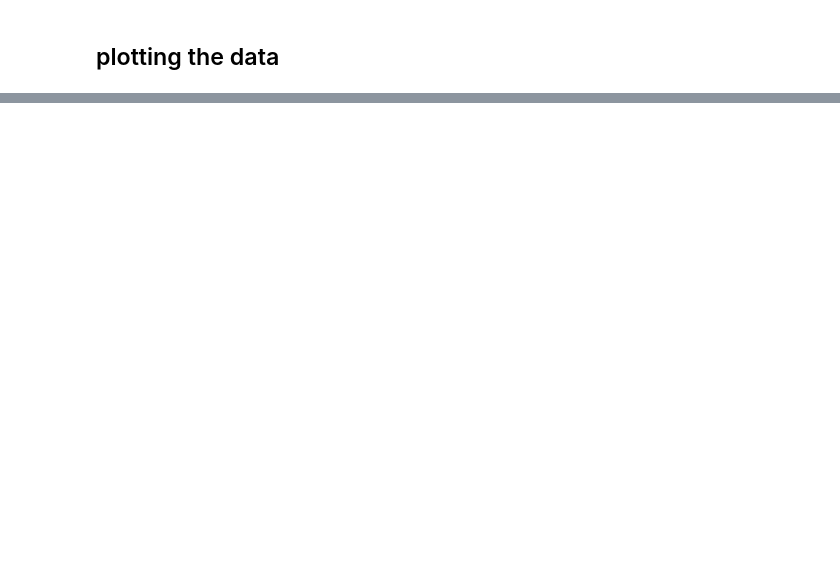
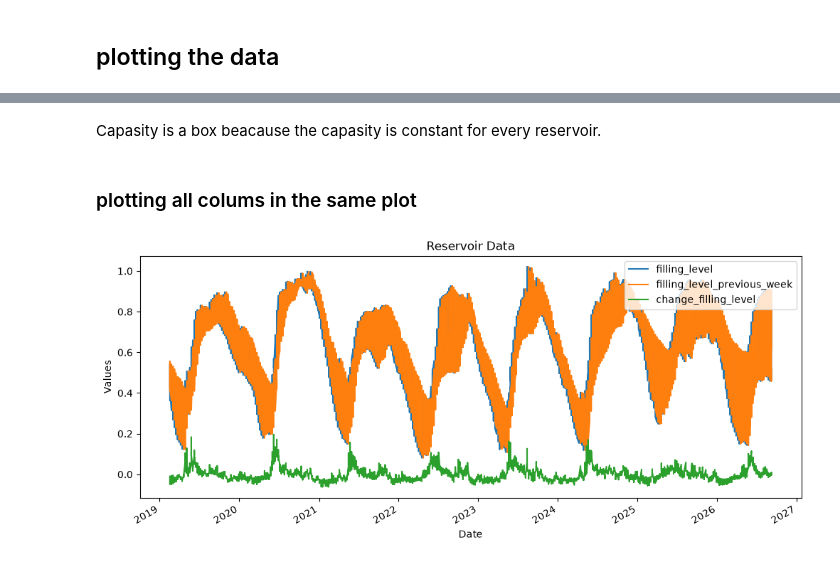
Before and after one commit to olegro99/IND320-OLEGRO99, a Jupyter notebook: D2Dbook/app.ipynb, the cells around one changed output, grey strips where cells are left out. Cells and saved outputs as stored; diff of their text form; code cells hidden in the pictures; blank space fills up the shorter version.

```diff
--- a/D2Dbook/app.ipynb
+++ b/D2Dbook/app.ipynb
@@ -126,0 +161,20 @@ plt.show()
+# %% [markdown]
+Capasity is a box beacause the capasity is constant for every reservoir.
+# %% [markdown]
+### plotting all colums in the same plot
+# %%
+reservoirs = reservoirs.sort_values("Date")
+
+reservoirs.plot(
+    x="Date",
+    y=["filling_level", "filling_level_previous_week", "change_filling_level"],
+    figsize=(12, 5)
+)
+
+plt.title("Reservoir Data")
+plt.xlabel("Date")
+plt.ylabel("Values")
+plt.legend(loc = 'upper right')
+plt.show()
+# %% [output]
+[figure, added]
```
Also changed, not shown: parts of 4 cells of this notebook.
